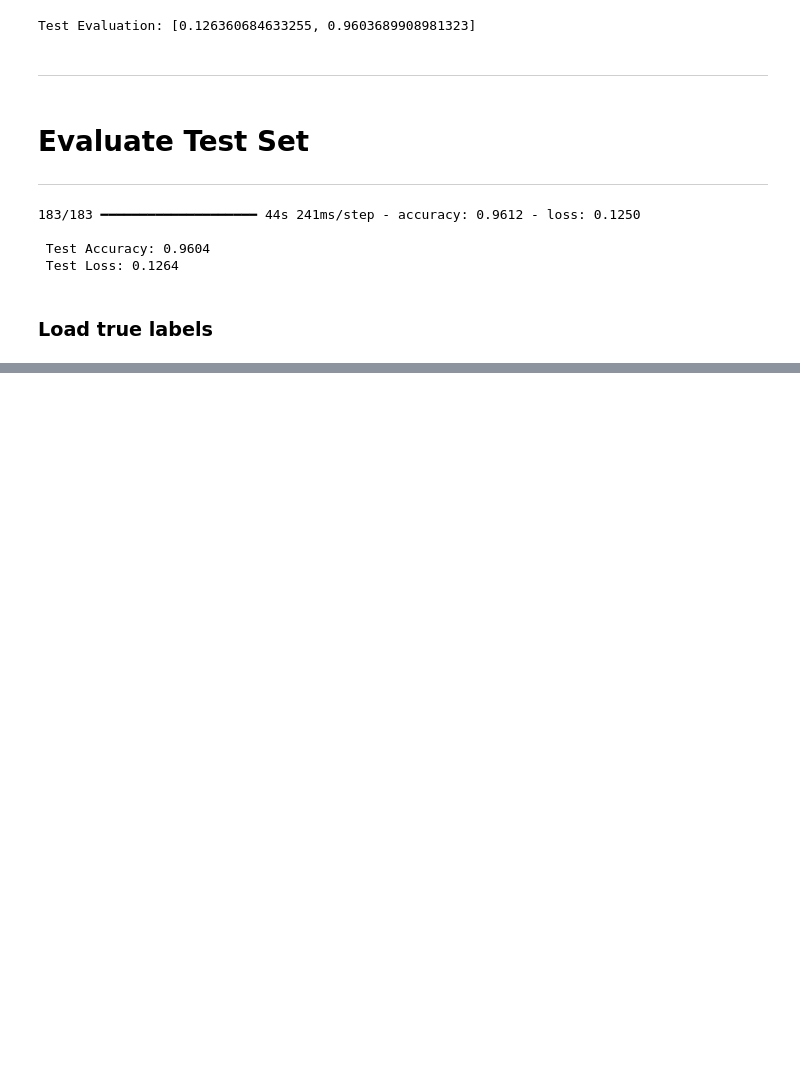
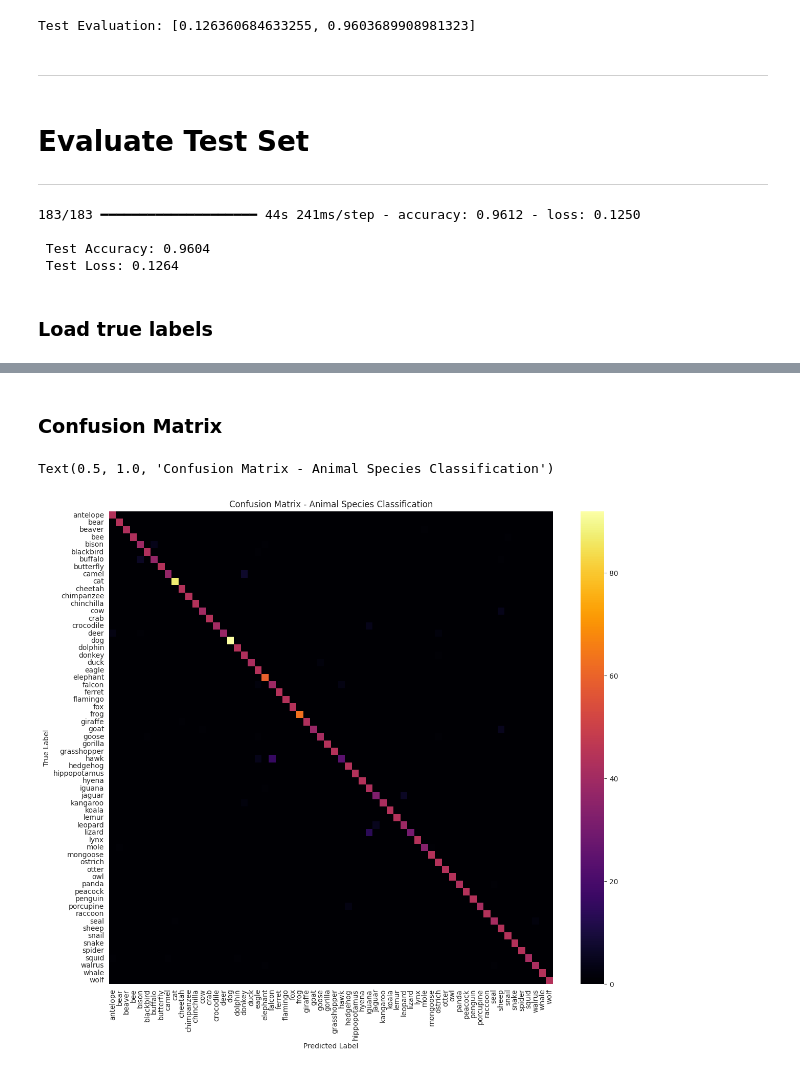
Before and after one commit to katherinewadge-berrospi/Animal_detection_camera, a Jupyter notebook: jupyter_notebooks/04-Small-Data-Handling.ipynb, the cells around one changed output, grey strips where cells are left out. Drawn from its saved outputs; the diff is of its cells as text; code cells hidden in the pictures; blank space fills up the shorter version.

Commit message:
Print classification report and plot confusion matrix.

```diff
--- a/jupyter_notebooks/04-Small-Data-Handling.ipynb
+++ b/jupyter_notebooks/04-Small-Data-Handling.ipynb
@@ -544,0 +547,3 @@ y_true = test_set.classes
+# %%
+y_pred_probs = model.predict(test_set, verbose=1)
+y_pred = np.argmax(y_pred_probs, axis=1)
@@ -544,0 +554,5 @@ y_true = test_set.classes
+# %%
+target_names = list(train_set.class_indices.keys())
+
+print("\n--- Classification Report ---")
+print(classification_report(y_true, y_pred, target_names=target_names))
@@ -544,0 +577,15 @@ y_true = test_set.classes
+# %% [markdown]
+### Confusion Matrix
+# %%
+cm = confusion_matrix(y_true, y_pred)
+
+fig, ax = plt.subplots(figsize=(14, 12))
+sns.heatmap(cm, annot=False, cmap="inferno",
+            xticklabels=target_names,
+            yticklabels=target_names, ax=ax)
+ax.set_xlabel("Predicted Label")
+ax.set_ylabel("True Label")
+ax.set_title("Confusion Matrix - Animal Species Classification")
+# %% [output]
+Text(0.5, 1.0, 'Confusion Matrix - Animal Species Classification')
+[figure, added]
```
Also changed, not shown: parts of 4 cells of this notebook.
